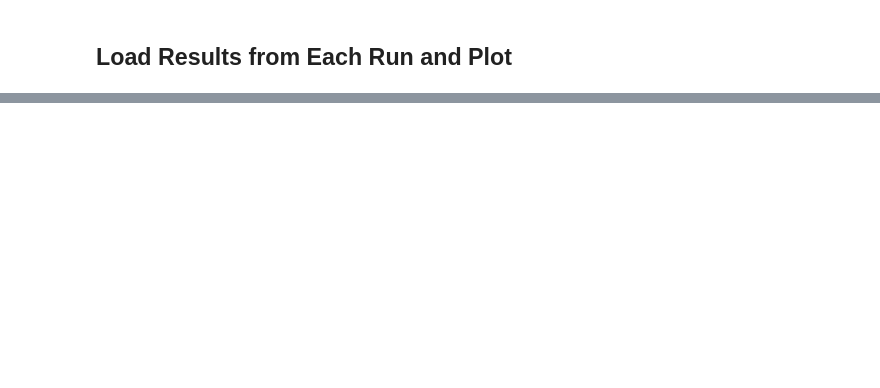
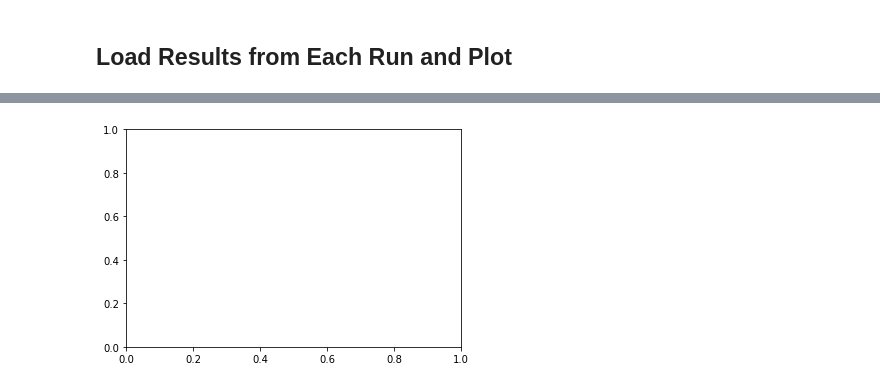
Before and after one commit to ostegm/resizing, a Jupyter notebook: Resizing.ipynb, the cells around one changed output, grey strips where cells are left out. Cells and saved outputs as stored; diff of their text form; code cells hidden in the pictures; blank space fills up the shorter version.

```diff
--- a/Resizing.ipynb
+++ b/Resizing.ipynb
@@ -297 +345,5 @@ fig.savefig('./validation_acc.png')
+# %%
+plt.legend()
+# %% [output]
+[figure, added]
 # %%
```
Also changed, not shown: parts of 7 cells of this notebook, 1 other file.
